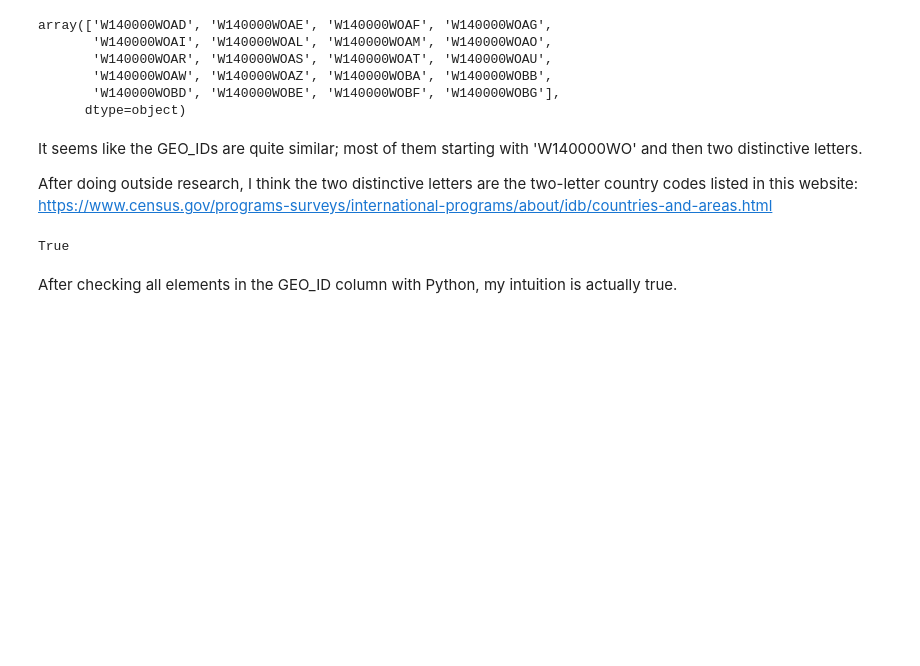
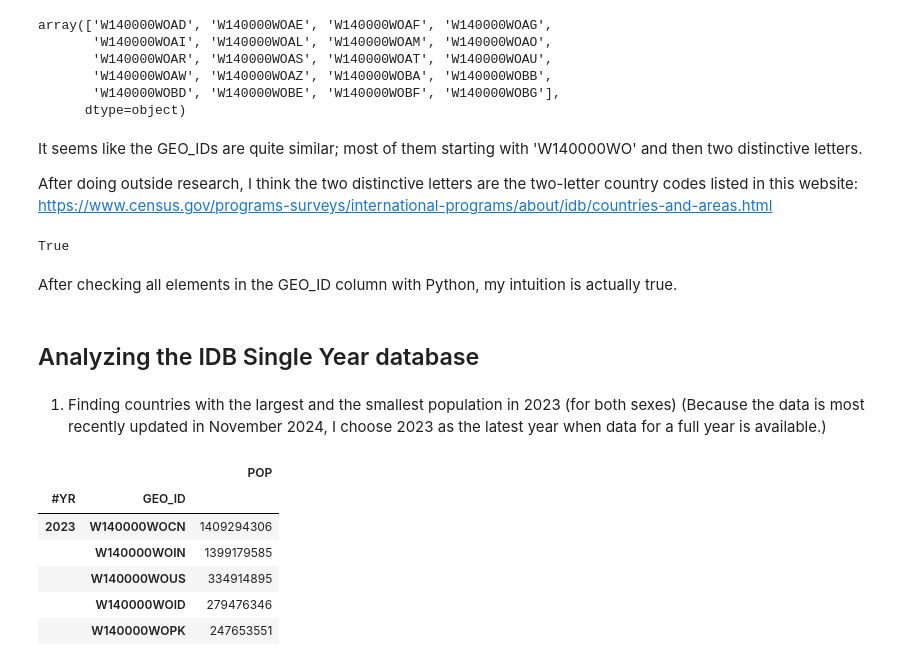
Before and after one commit to thaianle/international-database, a Jupyter notebook: idbsingleyear-python.ipynb, the cells around one changed output. Drawn from its saved outputs; the diff is of its cells as text; code cells hidden in the pictures; blank space fills up the shorter version.

```diff
--- a/idbsingleyear-python.ipynb
+++ b/idbsingleyear-python.ipynb
@@ -109,3 +109,8 @@ print(result)
 True
 # %% [markdown]
 After checking all elements in the GEO_ID column with Python, my intuition is actually true.
+# %% [markdown]
+## Analyzing the IDB Single Year database
+# %% [markdown]
+1. Finding countries with the largest and the smallest population in 2023 (for both sexes)
+(Because the data is most recently updated in November 2024, I choose 2023 as the latest year when data for a full year is available.)
@@ -111,0 +128,15 @@ After checking all elements in the GEO_ID column with Python, my intuition is ac
+# %%
+# Sort in the descending order
+idbsingleyear_2023_largest = idbsingleyear_2023.sort_values('POP', ascending = False)
+idbsingleyear_2023_largest = idbsingleyear_2023_largest.head(5)
+
+# Show the results
+idbsingleyear_2023_largest
+# %% [output]
+|  |  | POP |
+| #YR | GEO_ID |  |
+| 2023 | W140000WOCN | 1409294306 |
+|  | W140000WOIN | 1399179585 |
+|  | W140000WOUS | 334914895 |
+|  | W140000WOID | 279476346 |
+|  | W140000WOPK | 247653551 |
```
Also changed, not shown: parts of 6 cells of this notebook.
